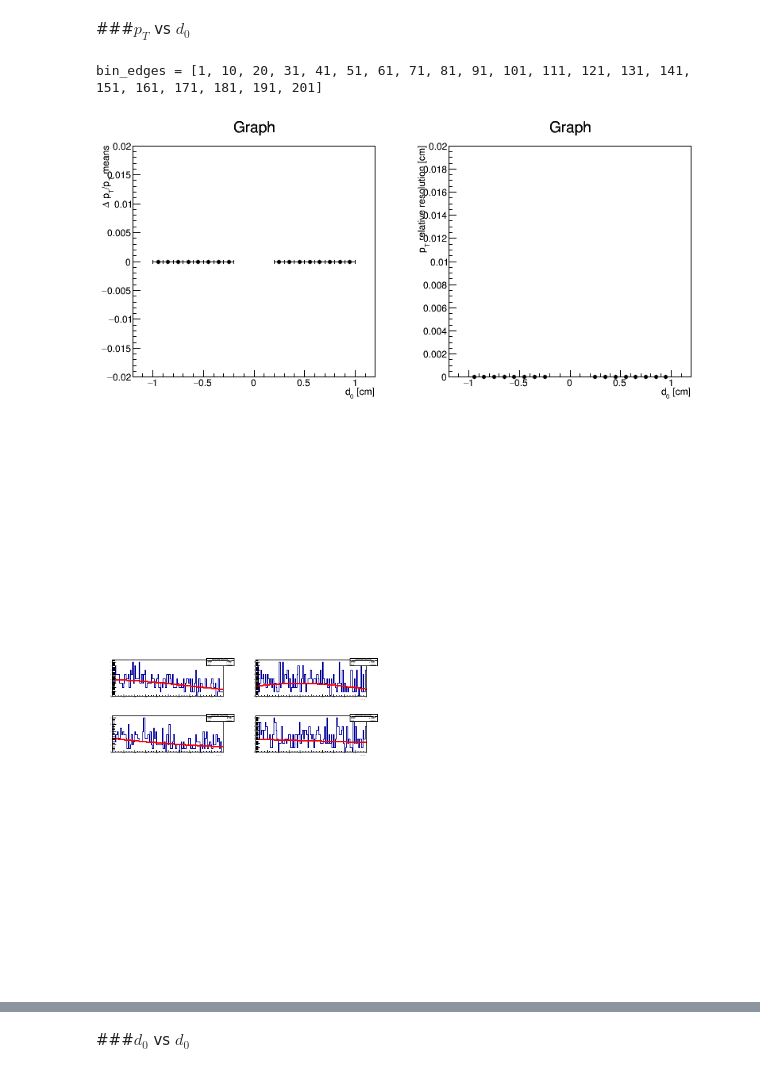
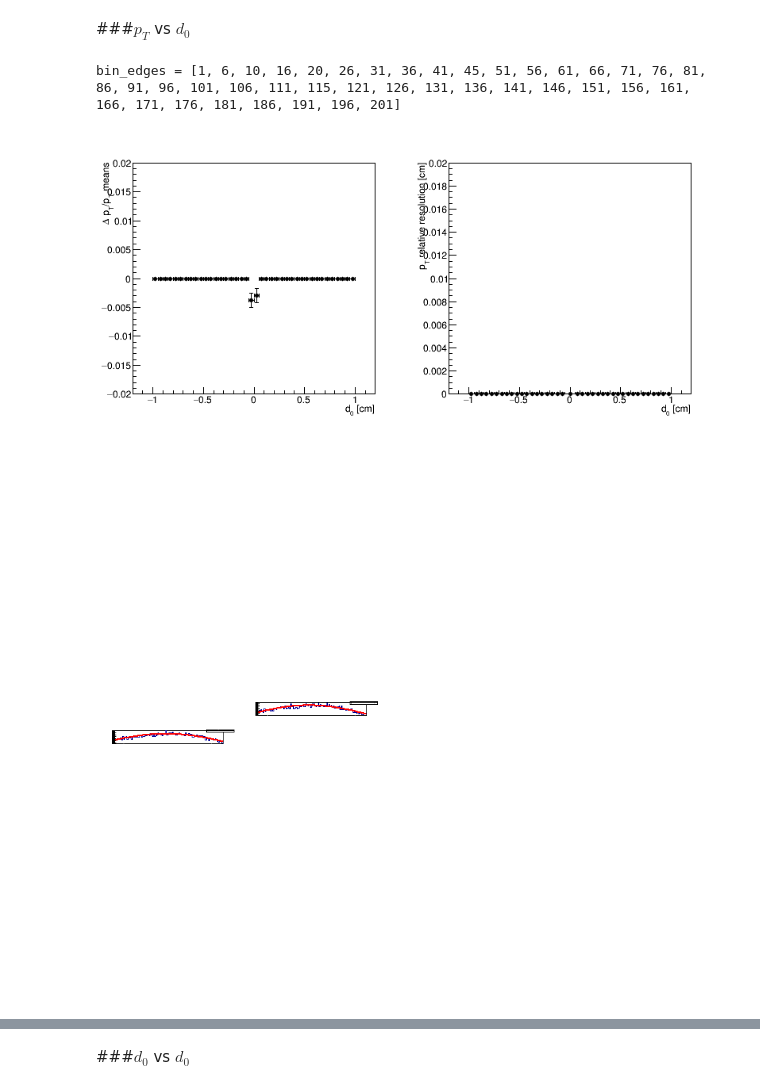
Before and after one commit to demattia/Notebooks, a Jupyter notebook: LinearizedTrackFitting/Untitled0.ipynb, the cells around one changed output, grey strips where cells are left out. Drawn from its saved outputs; the diff is of its cells as text; code cells hidden in the pictures.

```diff
--- a/LinearizedTrackFitting/Untitled0.ipynb
+++ b/LinearizedTrackFitting/Untitled0.ipynb
@@ -299,6 +325,7 @@ def fit_slices(input_file_name, h_name, bin_values, value_min, value_max, total_
     c3.Divide(2, 1)
     c3.cd(1)
     hMeans.Draw("APE")
+    hMeans.SetTitle("")
     hMeans.SetMarkerStyle(20)
     hMeans.SetMarkerSize(0.5)
     hMeans.GetYaxis().SetRangeUser(mean_y_min, mean_y_max)
@@ -307,6 +334,7 @@ def fit_slices(input_file_name, h_name, bin_values, value_min, value_max, total_
     hMeans.GetYaxis().SetTitle(y_title + " means")
     c3.cd(2)
     hSigmas.Draw("APE")
+    hSigmas.SetTitle("")
     hSigmas.SetMarkerStyle(20)
     hSigmas.SetMarkerSize(0.5)
     hSigmas.GetYaxis().SetRangeUser(sigma_y_min, sigma_y_max)
@@ -324,6 +352,7 @@ def draw_chi2ndof(input_file_name):
     print h
     c = TCanvas("c_chi2Ndof", "c_chi2Ndof", 600, 600)
     h.Draw()
+    h.SetTitle("")
     h.GetXaxis().SetTitle("\chi^2/ndof")
     h.GetXaxis().SetTitleOffset(1.2)
     h.GetYaxis().SetTitle("Entries")
@@ -667,24 +702,26 @@ od0[0]
 # %%
 total_bins_d0 = 200
 d0_min = -1.
 d0_max = 1.
 min_x_d0 = -0.1
 max_x_d0 = 0.1
-d0_bin_edge = [n/10. for n in range(int(d0_min*10), int(d0_max*10)+1)]
+# d0_bin_edge = [n/10. for n in range(int(d0_min*10), int(d0_max*10)+1)]
+d0_bin_edge = [n/20. for n in range(int(d0_min*20), int(d0_max*20)+1)]
+
 
 
 od0 = fit_slices(input_file_name, "deltaPtOverPtVsD0", d0_bin_edge, d0_min, d0_max, total_bins_d0,
-                  min_x, max_x, 0., 0.02,
+                   min_x, max_x, 0., 0.02,
 #                  min_x, max_x, 0., 0.1,
                   "d_{0} [cm]", "#Delta p_{T}/p_{T}", "p_{T} relative resolution [cm]")
 od0[2]
 # %% [output]
-bin_edges = [1, 10, 20, 31, 41, 51, 61, 71, 81, 91, 101, 111, 121, 131, 141, 151, 161, 171, 181, 191, 201]
+bin_edges = [1, 6, 10, 16, 20, 26, 31, 36, 41, 45, 51, 56, 61, 66, 71, 76, 81, 86, 91, 96, 101, 106, 111, 115, 121, 126, 131, 136, 141, 146, 151, 156, 161, 166, 171, 176, 181, 186, 191, 196, 201]
-[figure, old version]
+[figure, new version]
 # %%
 od0[1]
 # %% [output]
-[figure, old version]
+[figure, new version]
 # %%
 od0[0]
 # %% [output]
```
Also changed, not shown: parts of 30 cells of this notebook, 9 other files.
